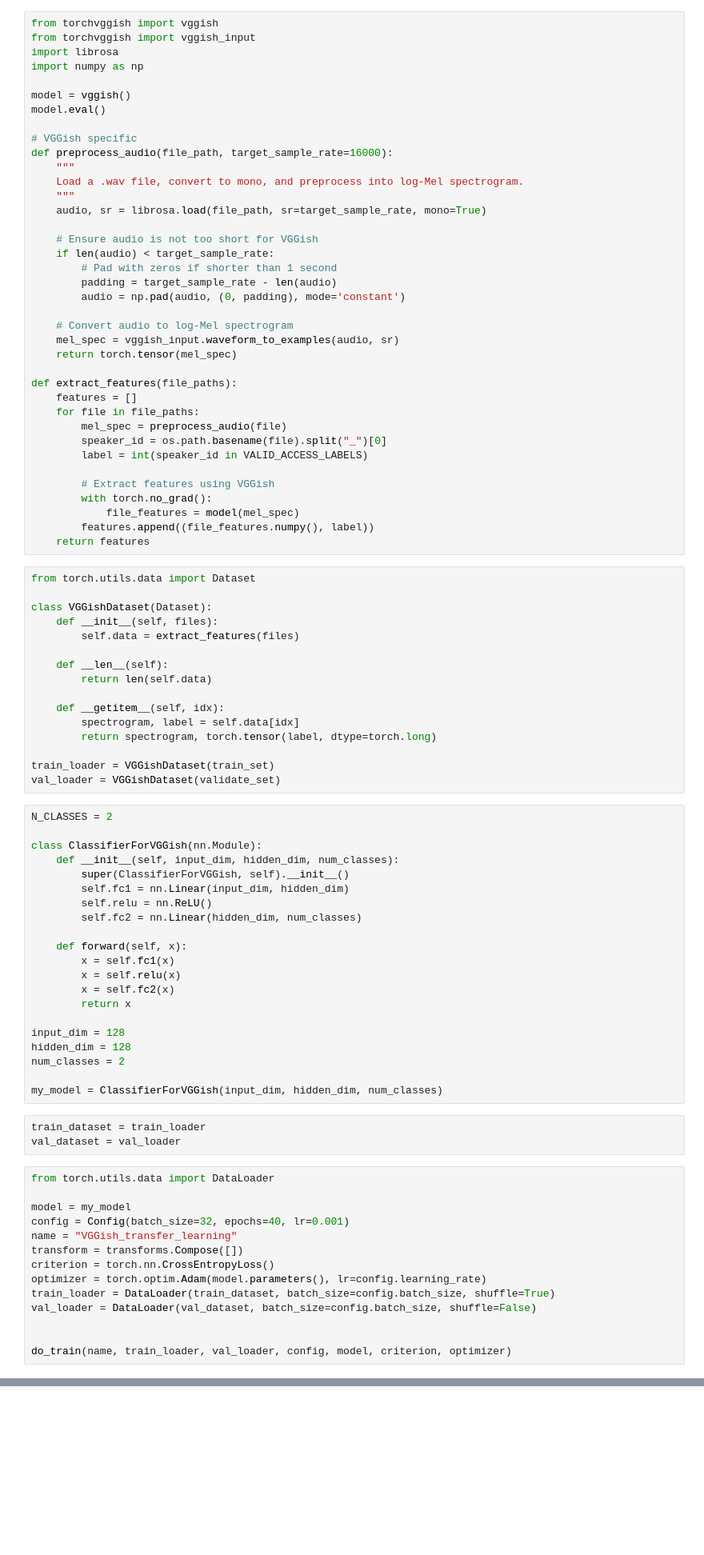
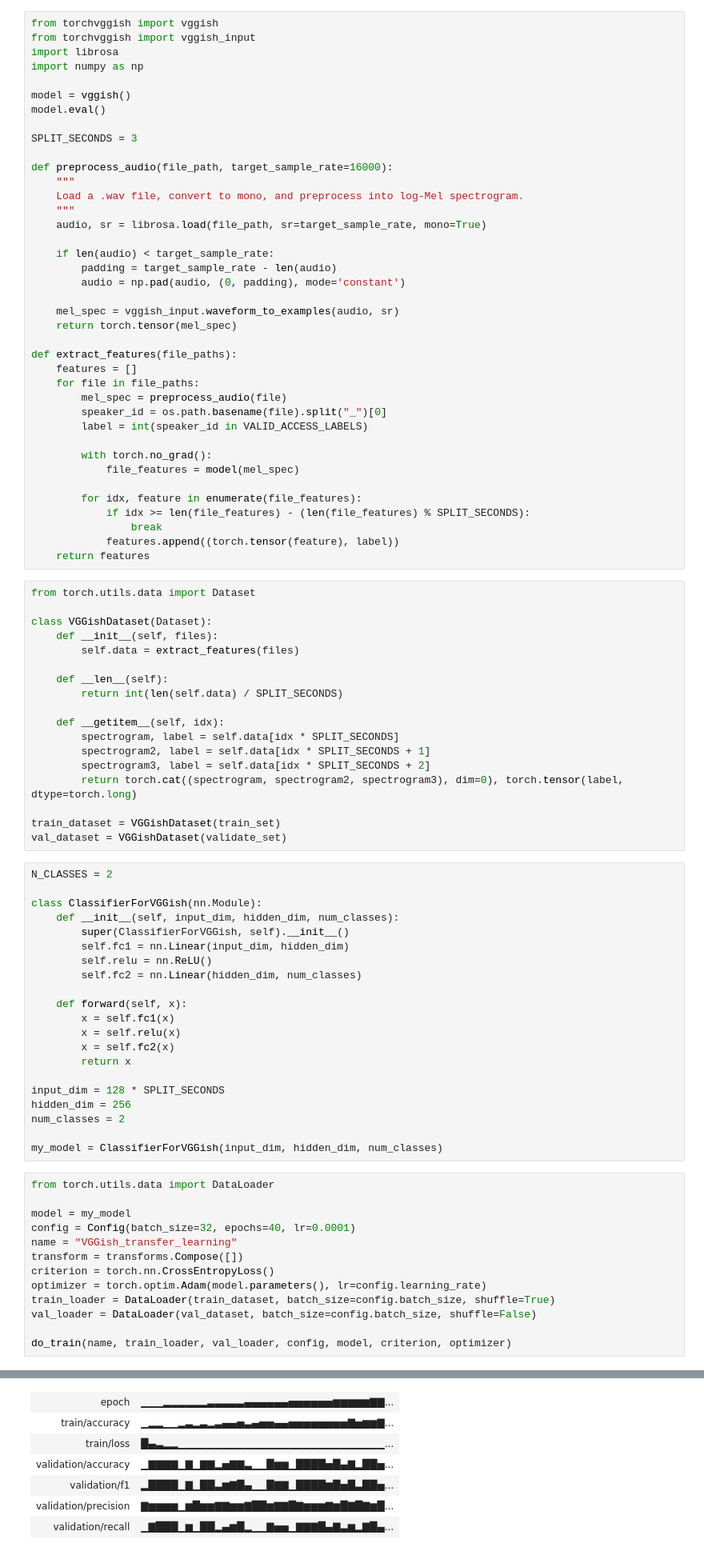
Before and after one commit to Willu12/iml, a Jupyter notebook: notebooks/pretrained_model_vggish.ipynb, the cells around one changed output, grey strips where cells are left out. Shown: that part at 80% size. Cells and saved outputs as stored; diff of their text form; blank space fills up the shorter version.

```diff
--- a/notebooks/pretrained_model_vggish.ipynb
+++ b/notebooks/pretrained_model_vggish.ipynb
@@ -252,20 +249,18 @@ import numpy as np
 model = vggish()
 model.eval()
 
-# VGGish specific
+SPLIT_SECONDS = 3
+
 def preprocess_audio(file_path, target_sample_rate=16000):
     """
     Load a .wav file, convert to mono, and preprocess into log-Mel spectrogram.
     """
     audio, sr = librosa.load(file_path, sr=target_sample_rate, mono=True)
 
-    # Ensure audio is not too short for VGGish
     if len(audio) < target_sample_rate:
-        # Pad with zeros if shorter than 1 second
         padding = target_sample_rate - len(audio)
         audio = np.pad(audio, (0, padding), mode='constant')
 
-    # Convert audio to log-Mel spectrogram
     mel_spec = vggish_input.waveform_to_examples(audio, sr)
     return torch.tensor(mel_spec)
 
@@ -276,10 +271,13 @@ def extract_features(file_paths):
         speaker_id = os.path.basename(file).split("_")[0]
         label = int(speaker_id in VALID_ACCESS_LABELS)
 
-        # Extract features using VGGish
         with torch.no_grad():
             file_features = model(mel_spec)
-        features.append((file_features.numpy(), label))
+
+        for idx, feature in enumerate(file_features):
+            if idx >= len(file_features) - (len(file_features) % SPLIT_SECONDS):
+                break
+            features.append((torch.tensor(feature), label))
     return features
 # %%
 from torch.utils.data import Dataset
@@ -289,14 +287,16 @@ class VGGishDataset(Dataset):
         self.data = extract_features(files)
 
     def __len__(self):
-        return len(self.data)
+        return int(len(self.data) / SPLIT_SECONDS)
 
     def __getitem__(self, idx):
-        spectrogram, label = self.data[idx]
-        return spectrogram, torch.tensor(label, dtype=torch.long)
+        spectrogram, label = self.data[idx * SPLIT_SECONDS]
+        spectrogram2, label = self.data[idx * SPLIT_SECONDS + 1]
+        spectrogram3, label = self.data[idx * SPLIT_SECONDS + 2]
+        return torch.cat((spectrogram, spectrogram2, spectrogram3), dim=0), torch.tensor(label, dtype=torch.long)
 
-train_loader = VGGishDataset(train_set)
-val_loader = VGGishDataset(validate_set)
+train_dataset = VGGishDataset(train_set)
+val_dataset = VGGishDataset(validate_set)
 # %%
 N_CLASSES = 2
 
@@ -313,19 +313,16 @@ class ClassifierForVGGish(nn.Module):
         x = self.fc2(x)
         return x
 
-input_dim = 128
-hidden_dim = 128
+input_dim = 128 * SPLIT_SECONDS
+hidden_dim = 256
 num_classes = 2
 
 my_model = ClassifierForVGGish(input_dim, hidden_dim, num_classes)
-# %%
-train_dataset = train_loader
-val_dataset = val_loader
 # %%
 from torch.utils.data import DataLoader
 
 model = my_model
-config = Config(batch_size=32, epochs=40, lr=0.001)
+config = Config(batch_size=32, epochs=40, lr=0.0001)
 name = "VGGish_transfer_learning"
 transform = transforms.Compose([])
 criterion = torch.nn.CrossEntropyLoss()
@@ -333,6 +330,5 @@ optimizer = torch.optim.Adam(model.parameters(), lr=config.learning_rate)
 train_loader = DataLoader(train_dataset, batch_size=config.batch_size, shuffle=True)
 val_loader = DataLoader(val_dataset, batch_size=config.batch_size, shuffle=False)
 
-
 do_train(name, train_loader, val_loader, config, model, criterion, optimizer)
 # %% [output]
@@ -346,0 +364,7 @@ Epoch 1/40
+| epoch | ▁▁▁▂▂▂▂▂▂▃▃▃▃▃▄▄▄▄▄▄▅▅▅▅▅▅▆▆▆▆▆▇▇... |
+| train/accuracy | ▁▂▂▁▁▂▃▂▃▂▃▄▄▅▃▄▅▅▄▄▅▅▅▅▅▅▅▅▇▅▆▆▇... |
+| train/loss | █▄▃▂▂▁▁▁▁▁▁▁▁▁▁▁▁▁▁▁▁▁▁▁▁▁▁▁▁▁▁▁▁... |
+| validation/accuracy | ▁▇▇▇▇▁▇▁▇▇▂▅▇▇▃▁▁█▆▆▁████▅█▄▇▂██▅... |
+| validation/f1 | ▂████▁▇▁██▃▆▇█▄▁▁█▇▇▁████▆█▅█▃██▅... |
+| validation/precision | ▇▆▆▆▆▁▆█▆▆▇▇▆▆▇██▆▇▇█▇▆▆▆▇▆█▇█▇▆█... |
+| validation/recall | ▁▇███▁▆▁██▂▄▆█▂▁▁▇▅▅▁▇▇▇█▄▇▃▆▂▇█▄... |
```
Also changed, not shown: parts of 3 cells of this notebook, 5 other files.
